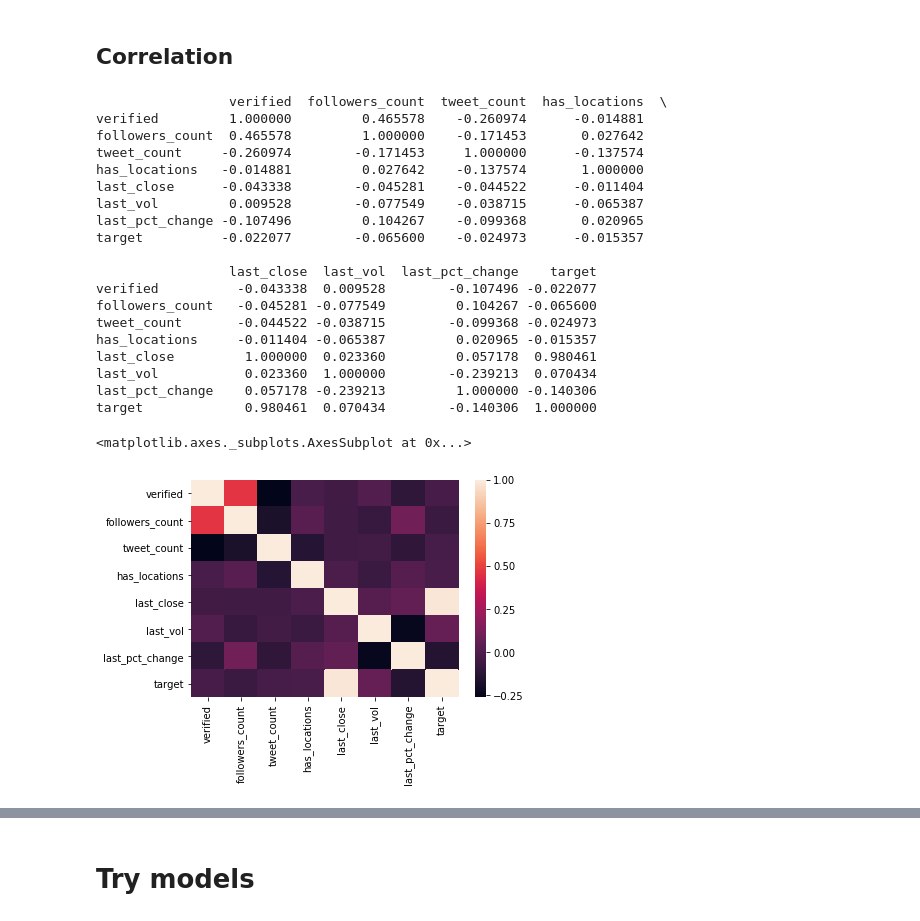
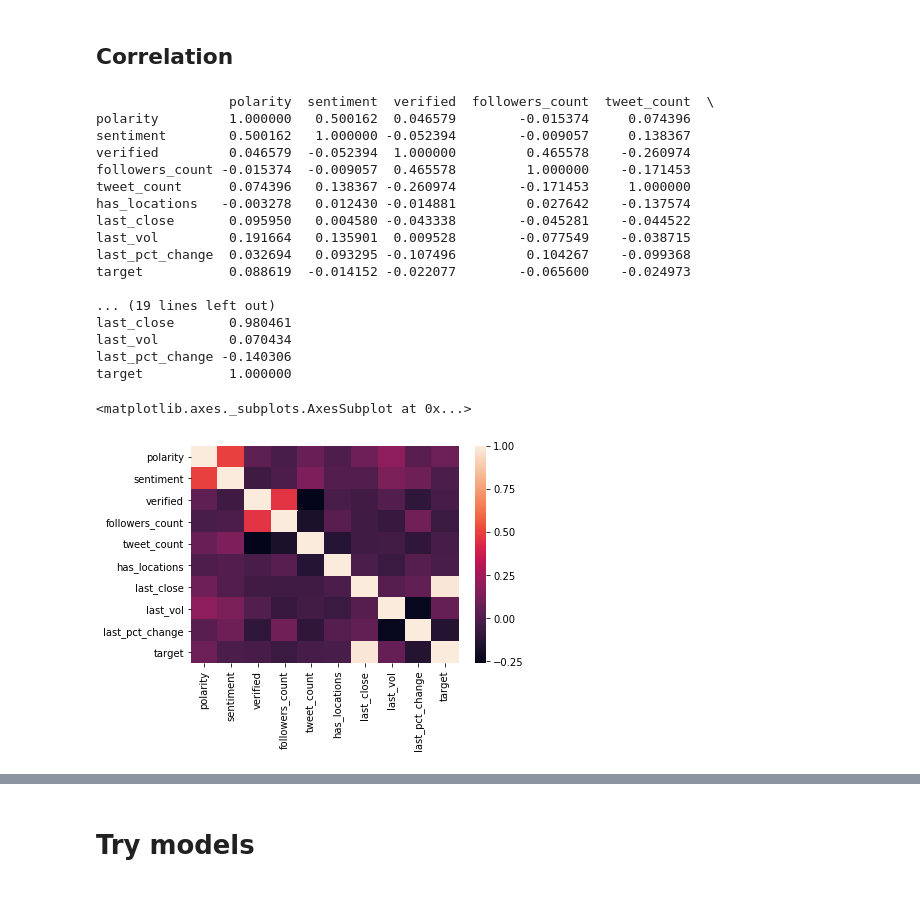
Before and after one commit to melaniezheng/twitter_travel, a Jupyter notebook: models_history.ipynb, the cells around one changed output, grey strips where cells are left out. Drawn from its saved outputs; the diff is of its cells as text; code cells hidden in the pictures.

```diff
--- a/models_history.ipynb
+++ b/models_history.ipynb
@@ -13,38 +13,36 @@ X_train, y_train, X_test, y_test, train_dt, test_dt = preprocessing.run_preproce
 # %% [markdown]
 ## Correlation
 # %%
-features = pd.read_csv('./data/tmp/features.csv', parse_dates = ['datetime'])
+features = pd.read_csv('./data/tmp/features_train_2020-08-31.csv', parse_dates = ['datetime'])
 # import pandas.rpy.common as com
 import seaborn as sns
 %matplotlib inline
 
 # calculate the correlation matrix
 corr = features.corr()
 print(corr)
 # plot the heatmap
 sns.heatmap(corr)
 # %% [output]
-                 verified  followers_count  tweet_count  has_locations  \
-verified         1.000000         0.465578    -0.260974      -0.014881
-followers_count  0.465578         1.000000    -0.171453       0.027642
-tweet_count     -0.260974        -0.171453     1.000000      -0.137574
-has_locations   -0.014881         0.027642    -0.137574       1.000000
-last_close      -0.043338        -0.045281    -0.044522      -0.011404
-last_vol         0.009528        -0.077549    -0.038715      -0.065387
-last_pct_change -0.107496         0.104267    -0.099368       0.020965
-target          -0.022077        -0.065600    -0.024973      -0.015357
+                 polarity  sentiment  verified  followers_count  tweet_count  \
+polarity         1.000000   0.500162  0.046579        -0.015374     0.074396
+sentiment        0.500162   1.000000 -0.052394        -0.009057     0.138367
+verified         0.046579  -0.052394  1.000000         0.465578    -0.260974
+followers_count -0.015374  -0.009057  0.465578         1.000000    -0.171453
+tweet_count      0.074396   0.138367 -0.260974        -0.171453     1.000000
+has_locations   -0.003278   0.012430 -0.014881         0.027642    -0.137574
+last_close       0.095950   0.004580 -0.043338        -0.045281    -0.044522
+last_vol         0.191664   0.135901  0.009528        -0.077549    -0.038715
+last_pct_change  0.032694   0.093295 -0.107496         0.104267    -0.099368
+target           0.088619  -0.014152 -0.022077        -0.065600    -0.024973
 
-                 last_close  last_vol  last_pct_change    target
-verified          -0.043338  0.009528        -0.107496 -0.022077
-followers_count   -0.045281 -0.077549         0.104267 -0.065600
-tweet_count       -0.044522 -0.038715        -0.099368 -0.024973
-has_locations     -0.011404 -0.065387         0.020965 -0.015357
-last_close         1.000000  0.023360         0.057178  0.980461
-last_vol           0.023360  1.000000        -0.239213  0.070434
-last_pct_change    0.057178 -0.239213         1.000000 -0.140306
-target             0.980461  0.070434        -0.140306  1.000000
+... (19 lines left out)
+last_close       0.980461
+last_vol         0.070434
+last_pct_change -0.140306
+target           1.000000
 <matplotlib.axes._subplots.AxesSubplot at 0x...>
-[figure, old version]
+[figure, new version]
 # %%
 features.head()
 # %% [output]
```
Also changed, not shown: parts of 10 cells of this notebook.
